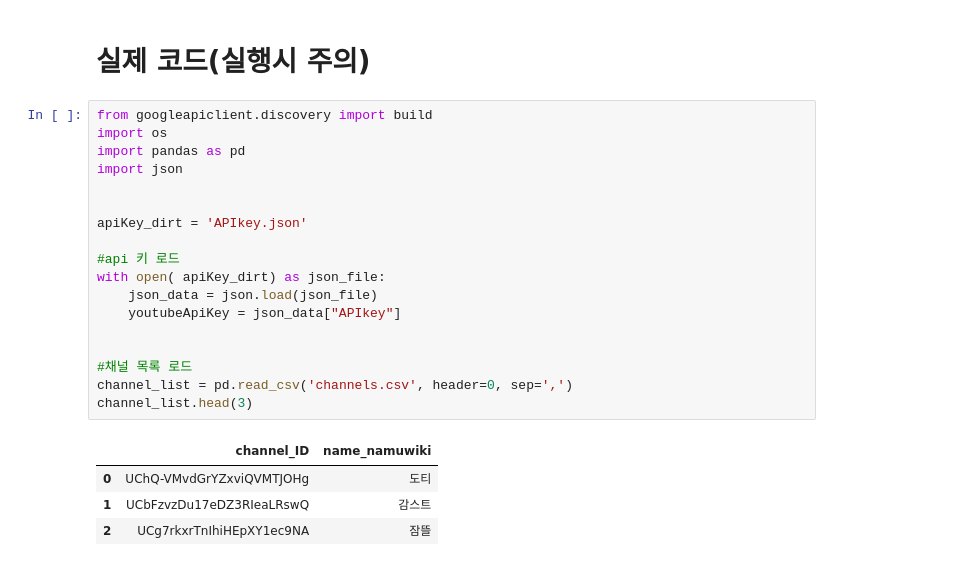
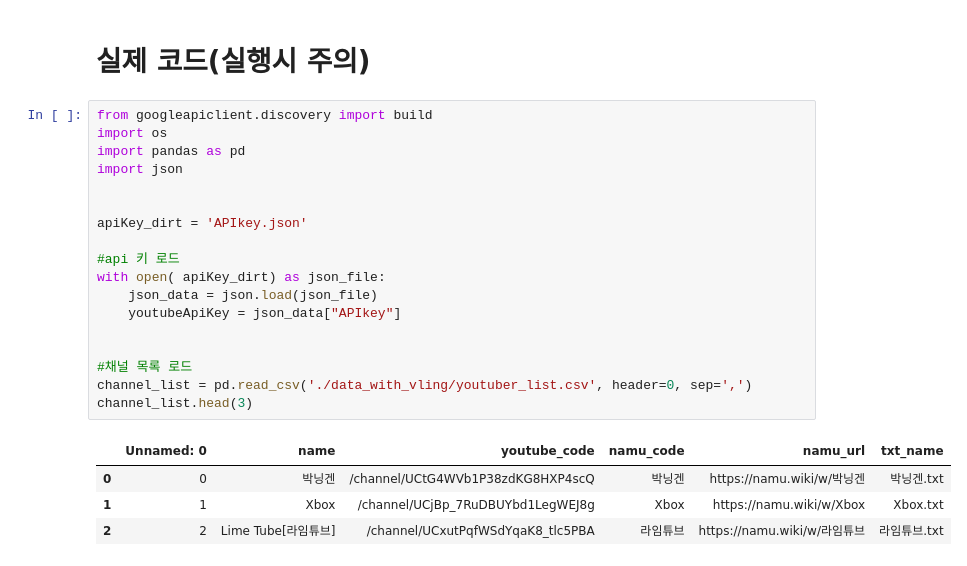
Before and after one commit to kanghohyeong/spark-youtubersearch, a Jupyter notebook: crawler/firebase-connect.ipynb, the cells around one changed output. Drawn from its saved outputs; the diff is of its cells as text.

```diff
--- a/crawler/firebase-connect.ipynb
+++ b/crawler/firebase-connect.ipynb
@@ -85,23 +85,23 @@ for youtuber in json_data['youtubers']:
 # %%
 from googleapiclient.discovery import build
 import os
 import pandas as pd
 import json
 
 
 apiKey_dirt = 'APIkey.json'
 
 #api 키 로드
 with open( apiKey_dirt) as json_file:
     json_data = json.load(json_file)
     youtubeApiKey = json_data["APIkey"]
 
 
 #채널 목록 로드
-channel_list = pd.read_csv('channels.csv', header=0, sep=',')
+channel_list = pd.read_csv('./data_with_vling/youtuber_list.csv', header=0, sep=',')
 channel_list.head(3)
 # %% [output]
-|  | channel_ID | name_namuwiki |
-| 0 | UChQ-VMvdGrYZxviQVMTJOHg | 도티 |
-| 1 | UCbFzvzDu17eDZ3RIeaLRswQ | 감스트 |
-| 2 | UCg7rkxrTnIhiHEpXY1ec9NA | 잠뜰 |
+|  | Unnamed: 0 | name | youtube_code | namu_code | namu_url | txt_name |
+| 0 | 0 | 박닝겐 | /channel/UCtG4WVb1P38zdKG8HXP4scQ | 박닝겐 | https://namu.wiki/w/박닝겐 | 박닝겐.txt |
+| 1 | 1 | Xbox | /channel/UCjBp_7RuDBUYbd1LegWEJ8g | Xbox | https://namu.wiki/w/Xbox | Xbox.txt |
+| 2 | 2 | Lime Tube[라임튜브] | /channel/UCxutPqfWSdYqaK8_tlc5PBA | 라임튜브 | https://namu.wiki/w/라임튜브 | 라임튜브.txt |
```
Also changed, not shown: parts of 4 cells of this notebook, 1 other file.
